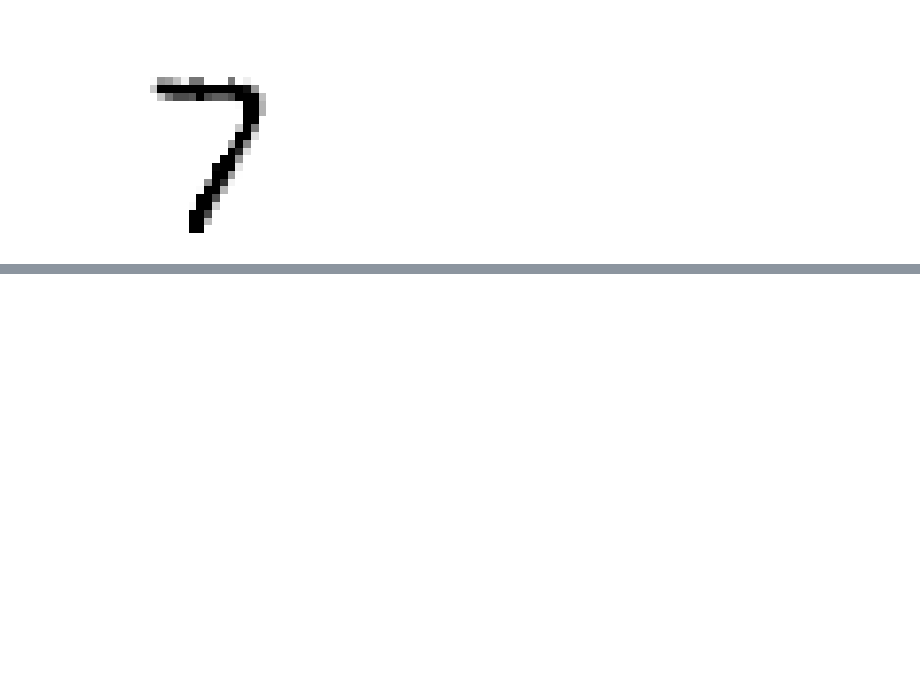
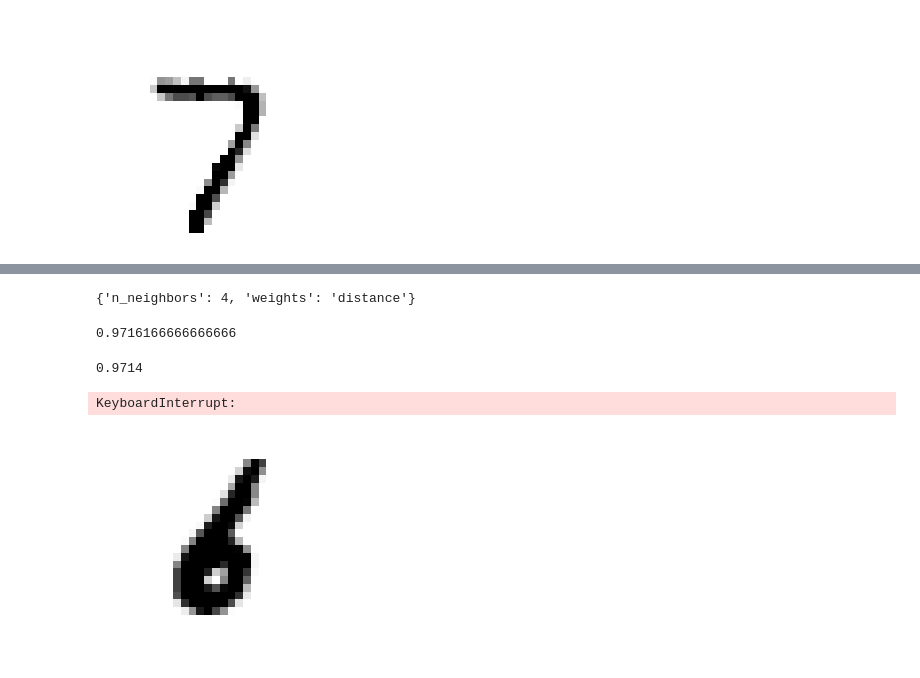
Before and after one commit to lijm1358/ml_practice, a Jupyter notebook: ch03.ipynb, the cells around one changed output, grey strips where cells are left out. Cells and saved outputs as stored; diff of their text form; code cells hidden in the pictures; blank space fills up the shorter version.

```diff
--- a/ch03.ipynb
+++ b/ch03.ipynb
@@ -488,0 +493,16 @@ plot_digit(clean_digit)
+# %%
+################
+#      ex1     #
+################
+# 컴퓨터가 멈춰서 n_jobs는 default
+from sklearn.neighbors import KNeighborsClassifier
+from sklearn.model_selection import GridSearchCV
+
+kn = KNeighborsClassifier()
+
+param_grid = [
+    {'weights': ['distance'], 'n_neighbors': [2, 3, 4]},
+]
+
+grid_search = GridSearchCV(kn, param_grid, cv=5, verbose=2)
+grid_search.fit(X_train, y_train)
@@ -488,0 +529,15 @@ plot_digit(clean_digit)
+# %%
+grid_search.best_params_
+# %% [output]
+{'n_neighbors': 4, 'weights': 'distance'}
+# %%
+grid_search.best_score_
+# %% [output]
+0.9716166666666666
+# %%
+from sklearn.metrics import accuracy_score
+
+pred = grid_search.predict(X_test)
+accuracy_score(y_test, pred)
+# %% [output]
+0.9714
@@ -488,0 +551,6 @@ plot_digit(clean_digit)
+# %%
+for img in X_train:
+    plot_digit(img)
+# %% [output]
+KeyboardInterrupt:
+[figure, added]
```
Also changed, not shown: parts of 8 cells of this notebook.
